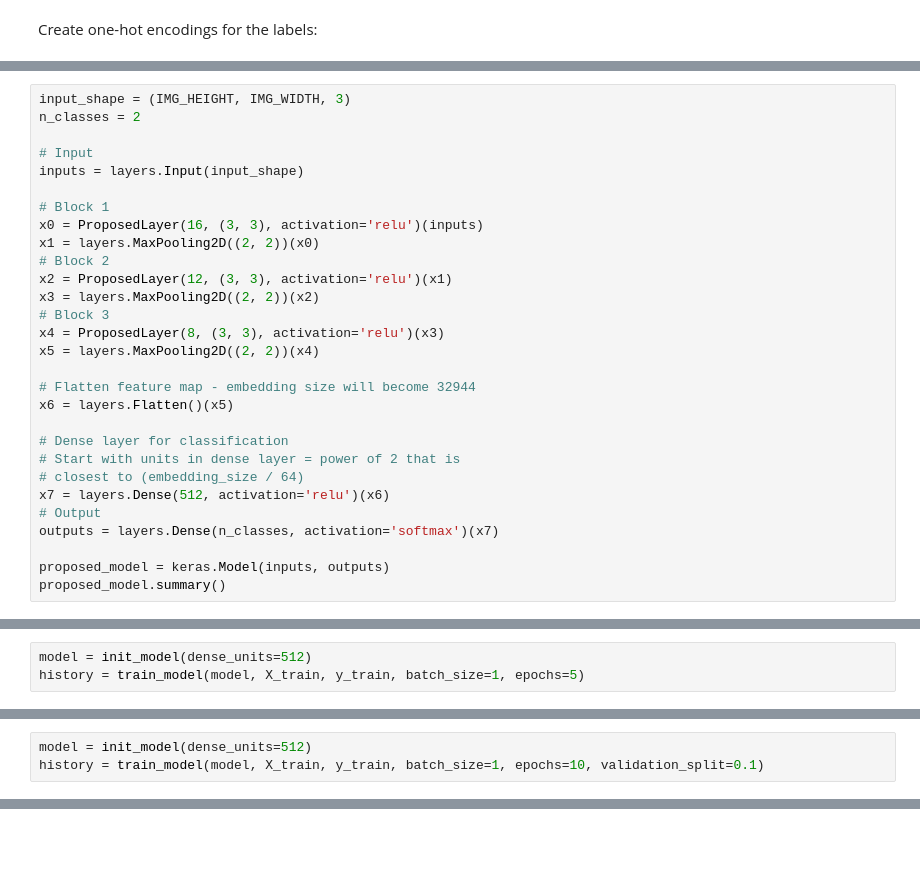
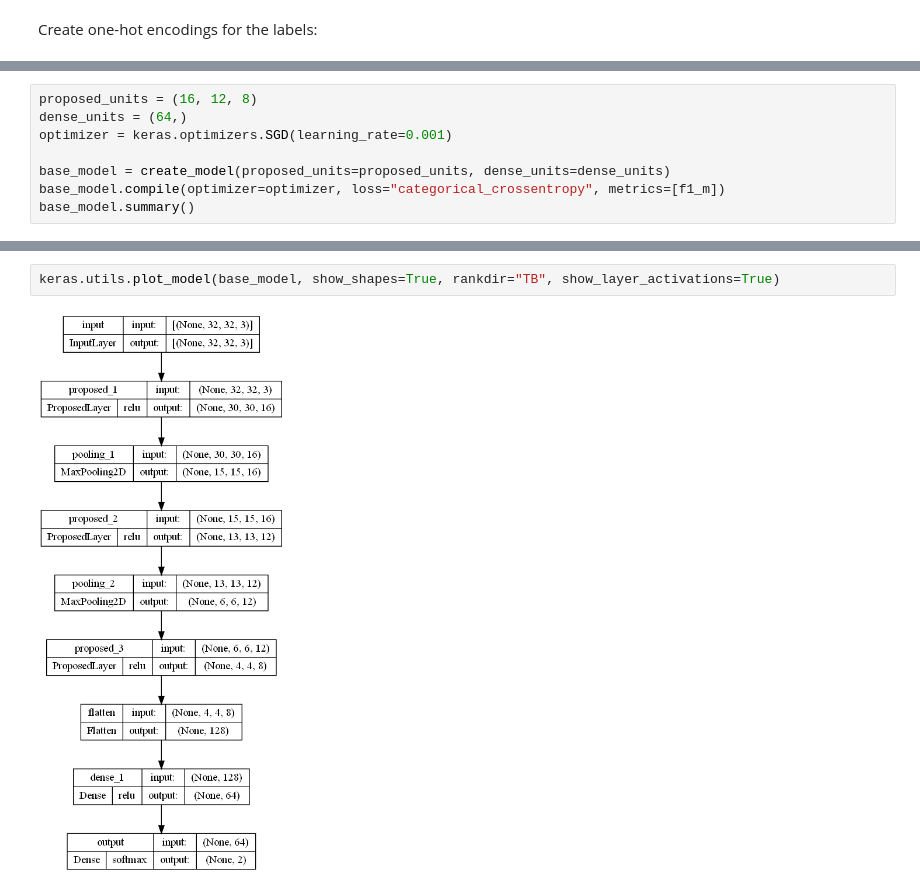
Before and after one commit to kostadin-georgiev97/CT5135_Assignment2, a Jupyter notebook: Assignment_2.ipynb, the cells around one changed output, grey strips where cells are left out. Saved outputs shown, nothing was run; the diff lists cells and outputs as text; blank space fills up the shorter version.

Commit message:
Optimised model to use inbuilt keras functionality and highly improved computational cost. Revised notebook structure.

```diff
--- a/Assignment_2.ipynb
+++ b/Assignment_2.ipynb
@@ -233,29 +259,0 @@ True
-# %%
-input_shape = (IMG_HEIGHT, IMG_WIDTH, 3)
-n_classes = 2
-
-# Input
-inputs = layers.Input(input_shape)
-
-# Block 1
-x0 = ProposedLayer(16, (3, 3), activation='relu')(inputs)
-x1 = layers.MaxPooling2D((2, 2))(x0)
-# Block 2
-x2 = ProposedLayer(12, (3, 3), activation='relu')(x1)
-x3 = layers.MaxPooling2D((2, 2))(x2)
-# Block 3
-x4 = ProposedLayer(8, (3, 3), activation='relu')(x3)
-x5 = layers.MaxPooling2D((2, 2))(x4)
-
-# Flatten feature map - embedding size will become 32944
-x6 = layers.Flatten()(x5)
-
-# Dense layer for classification
-# Start with units in dense layer = power of 2 that is
-# closest to (embedding_size / 64)
-x7 = layers.Dense(512, activation='relu')(x6)
-# Output
-outputs = layers.Dense(n_classes, activation='softmax')(x7)
-
-proposed_model = keras.Model(inputs, outputs)
-proposed_model.summary()
@@ -327,3 +259,0 @@ def plot_history(history, epochs, step):
-# %%
-model = init_model(dense_units=512)
-history = train_model(model, X_train, y_train, batch_size=1, epochs=5)
@@ -350,3 +259,0 @@ test_model(model, X_test, y_test, batch_size=1)
-# %%
-model = init_model(dense_units=512)
-history = train_model(model, X_train, y_train, batch_size=1, epochs=10, validation_split=0.1)
@@ -382,0 +329,8 @@ test_model(model, X_test, y_test, batch_size=1)
+# %%
+proposed_units = (16, 12, 8)
+dense_units = (64,)
+optimizer = keras.optimizers.SGD(learning_rate=0.001)
+
+base_model = create_model(proposed_units=proposed_units, dense_units=dense_units)
+base_model.compile(optimizer=optimizer, loss="categorical_crossentropy", metrics=[f1_m])
+base_model.summary()
@@ -382,0 +355,4 @@ test_model(model, X_test, y_test, batch_size=1)
+# %%
+keras.utils.plot_model(base_model, show_shapes=True, rankdir="TB", show_layer_activations=True)
+# %% [output]
+[figure, added]
```
Also changed, not shown: parts of 73 cells of this notebook.
